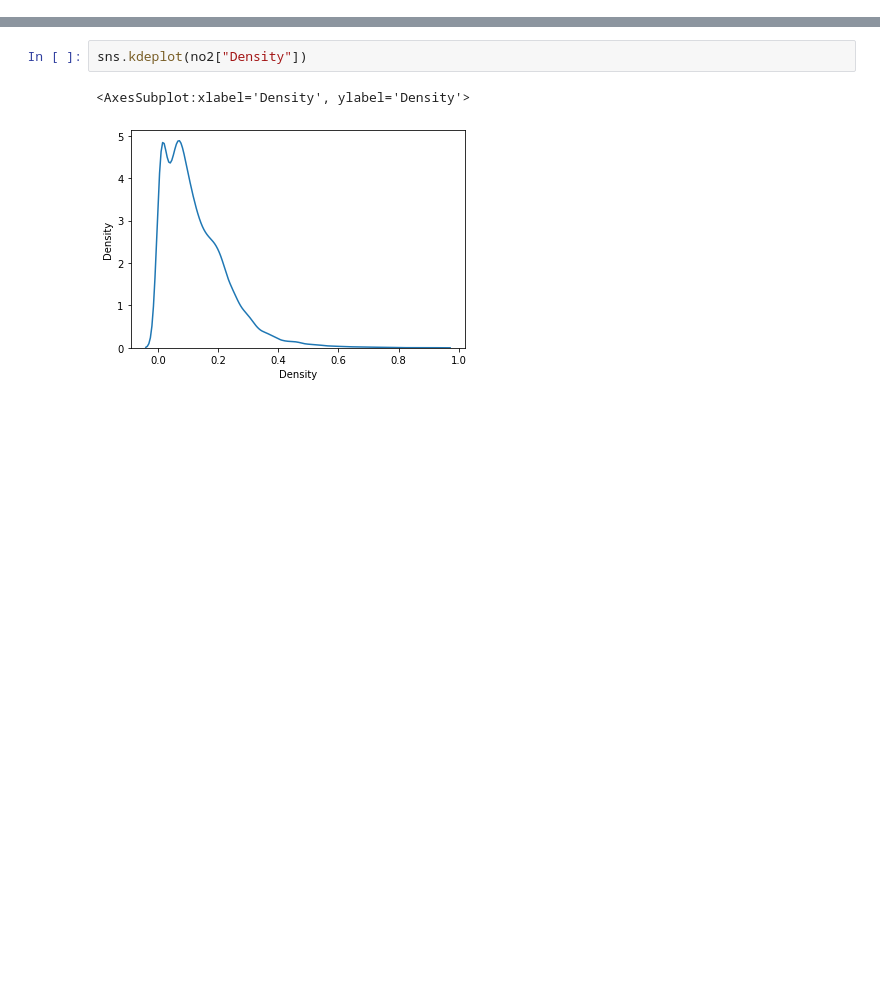
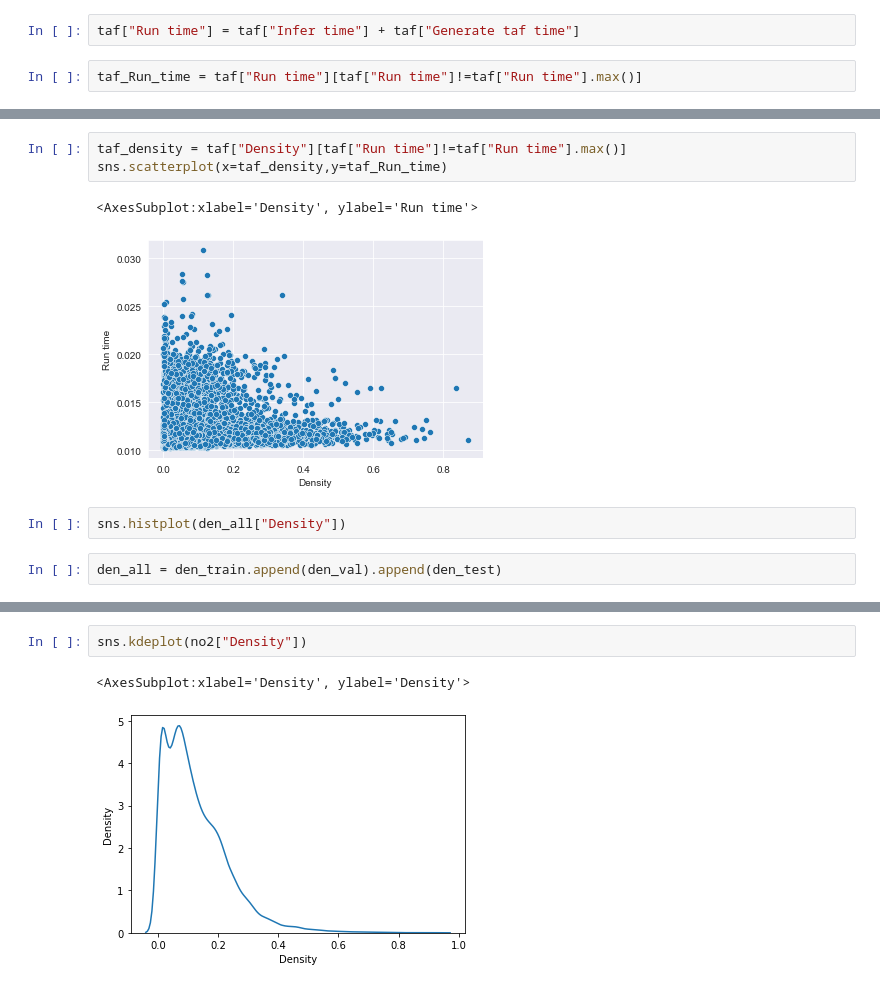
Before and after one commit to HarmoniaLeo/prophesee-automotive-dataset-toolbox, a Jupyter notebook: experiments.ipynb, the cells around one changed output, grey strips where cells are left out. Saved outputs shown, nothing was run; the diff lists cells and outputs as text; blank space fills up the shorter version.

```diff
--- a/experiments.ipynb
+++ b/experiments.ipynb
@@ -48,0 +88,4 @@ sns.histplot(joined["Map_y"] - joined["Map_x"])
+# %%
+taf["Run time"] = taf["Infer time"] + taf["Generate taf time"]
+# %%
+taf_Run_time = taf["Run time"][taf["Run time"]!=taf["Run time"].max()]
@@ -48,0 +113,10 @@ sns.histplot(joined["Map_y"] - joined["Map_x"])
+# %%
+taf_density = taf["Density"][taf["Run time"]!=taf["Run time"].max()]
+sns.scatterplot(x=taf_density,y=taf_Run_time)
+# %% [output]
+<AxesSubplot:xlabel='Density', ylabel='Run time'>
+[figure, added]
+# %%
+sns.histplot(den_all["Density"])
+# %%
+den_all = den_train.append(den_val).append(den_test)
```
Also changed, not shown: parts of 58 cells of this notebook, 1 other file.
